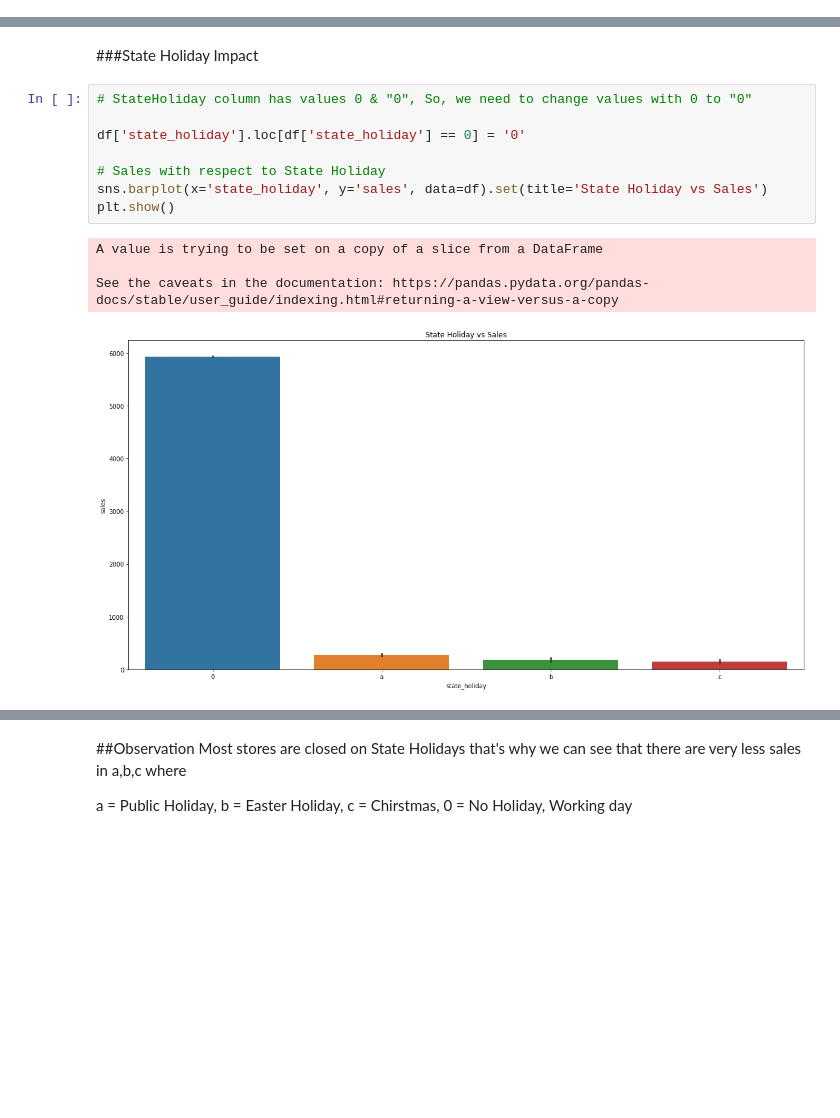
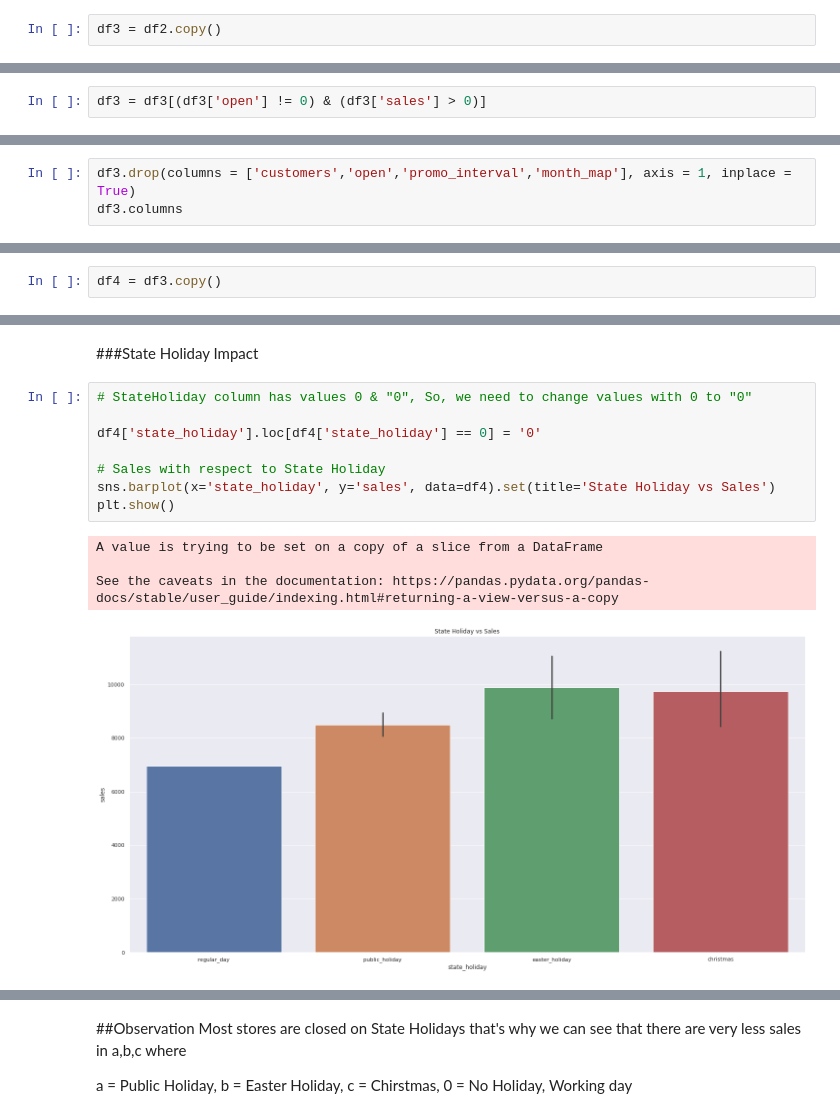
Before and after one commit to chandusayhi/Rossmann_Sales_Prediction_Capstone, a Jupyter notebook: Chandrakant_Rossmann_Sales_Prediction_Capstone_Project.ipynb, the cells around one changed output, grey strips where cells are left out. Cells and saved outputs as stored; diff of their text form; blank space fills up the shorter version.

```diff
--- a/Chandrakant_Rossmann_Sales_Prediction_Capstone_Project.ipynb
+++ b/Chandrakant_Rossmann_Sales_Prediction_Capstone_Project.ipynb
@@ -440,0 +660,2 @@ sns.boxplot(x='assortment', y='sales', data=aux1)
+# %%
+df3 = df2.copy()
@@ -440,0 +666,2 @@ sns.boxplot(x='assortment', y='sales', data=aux1)
+# %%
+df3 = df3[(df3['open'] != 0) & (df3['sales'] > 0)]
@@ -440,0 +678,3 @@ sns.boxplot(x='assortment', y='sales', data=aux1)
+# %%
+df3.drop(columns = ['customers','open','promo_interval','month_map'], axis = 1, inplace = True)
+df3.columns
@@ -440,0 +692,2 @@ sns.boxplot(x='assortment', y='sales', data=aux1)
+# %%
+df4 = df3.copy()
@@ -505,13 +806,13 @@ Customers are definitely attracted by Promo codes, thus sales are higher when th
 # %%
 # StateHoliday column has values 0 & "0", So, we need to change values with 0 to "0"
 
-df['state_holiday'].loc[df['state_holiday'] == 0] = '0'
+df4['state_holiday'].loc[df4['state_holiday'] == 0] = '0'
 
 # Sales with respect to State Holiday
-sns.barplot(x='state_holiday', y='sales', data=df).set(title='State Holiday vs Sales')
+sns.barplot(x='state_holiday', y='sales', data=df4).set(title='State Holiday vs Sales')
 plt.show()
 # %% [output]
 A value is trying to be set on a copy of a slice from a DataFrame
 
 See the caveats in the documentation: https://pandas.pydata.org/pandas-docs/stable/user_guide/indexing.html#returning-a-view-versus-a-copy
-[figure, old version]
+[figure, new version]
```
Also changed, not shown: parts of 104 cells of this notebook.
